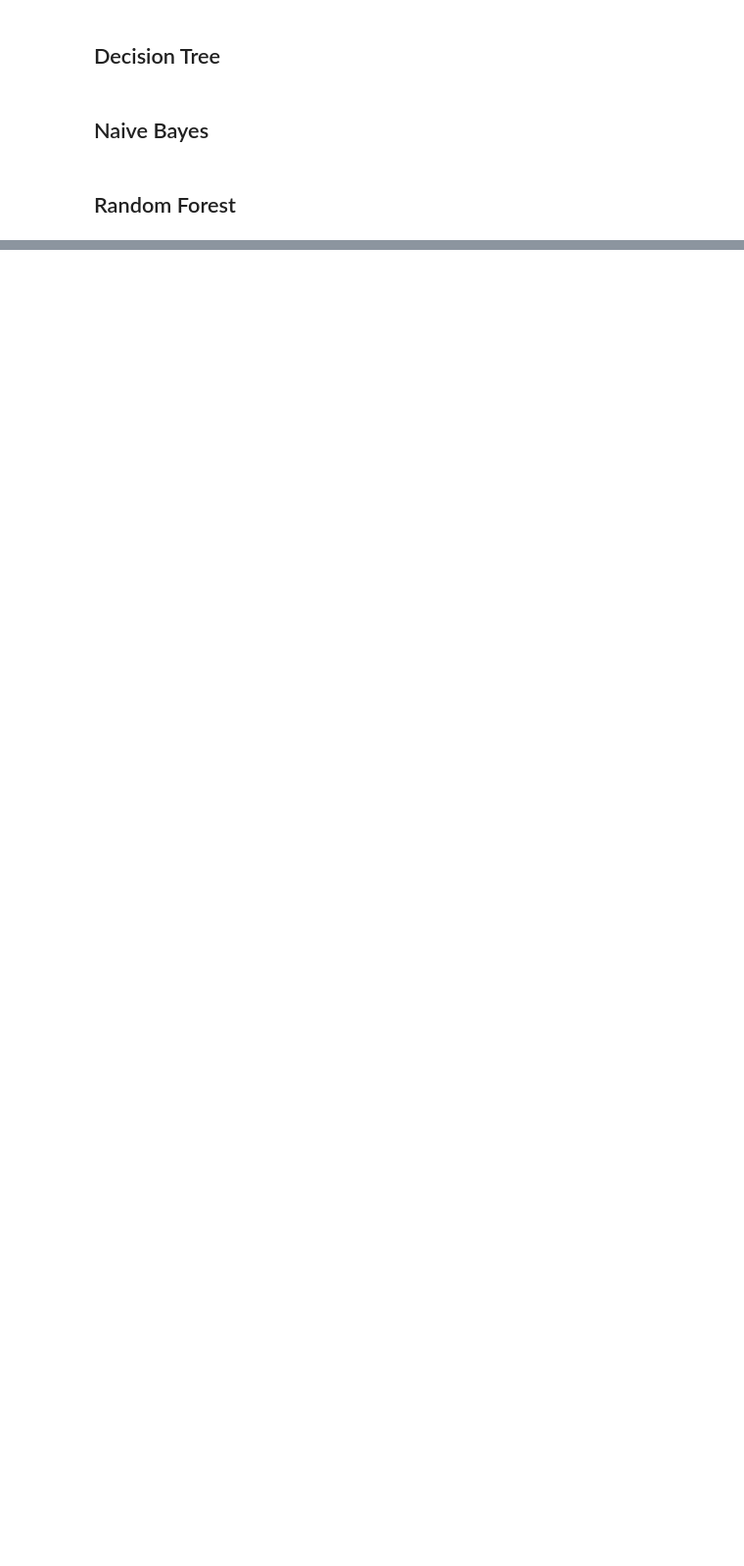
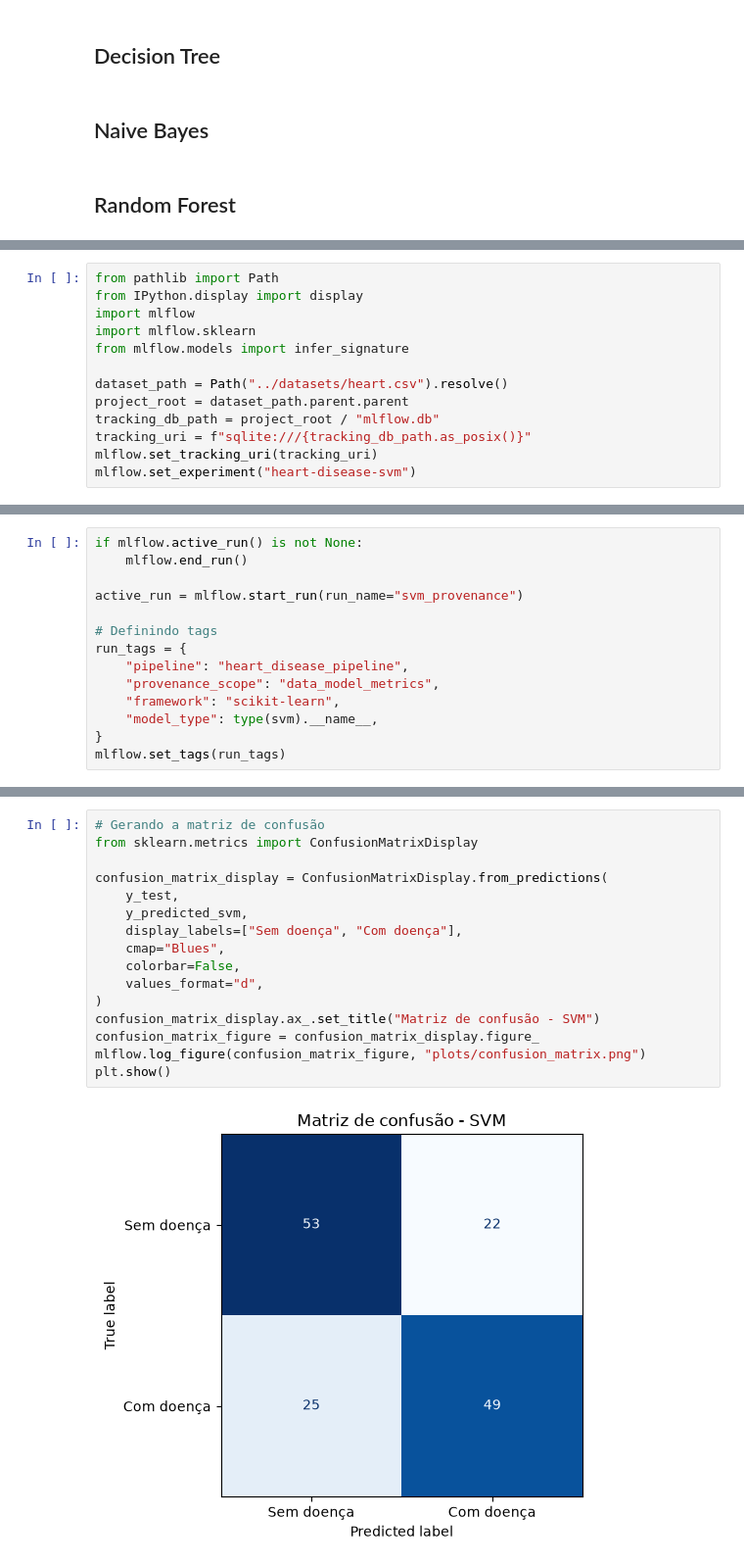
Before and after one commit to thiagolaet/noworkflow-ml-pipeline, a Jupyter notebook: mlflow_pipeline/heart_disease_pipeline.ipynb, the cells around one changed output, grey strips where cells are left out. Shown at 98% size. Cells and saved outputs as stored; diff of their text form; blank space fills up the shorter version.

Commit message:
add updated heart_disease_pipeline

```diff
--- a/mlflow_pipeline/heart_disease_pipeline.ipynb
+++ b/mlflow_pipeline/heart_disease_pipeline.ipynb
@@ -385,0 +390,13 @@ F1 Score : 0.6843362632409284
+# %%
+from pathlib import Path
+from IPython.display import display
+import mlflow
+import mlflow.sklearn
+from mlflow.models import infer_signature
+
+dataset_path = Path("../datasets/heart.csv").resolve()
+project_root = dataset_path.parent.parent
+tracking_db_path = project_root / "mlflow.db"
+tracking_uri = f"sqlite:///{tracking_db_path.as_posix()}"
+mlflow.set_tracking_uri(tracking_uri)
+mlflow.set_experiment("heart-disease-svm")
@@ -385,0 +407,14 @@ F1 Score : 0.6843362632409284
+# %%
+if mlflow.active_run() is not None:
+    mlflow.end_run()
+
+active_run = mlflow.start_run(run_name="svm_provenance")
+
+# Definindo tags
+run_tags = {
+    "pipeline": "heart_disease_pipeline",
+    "provenance_scope": "data_model_metrics",
+    "framework": "scikit-learn",
+    "model_type": type(svm).__name__,
+}
+mlflow.set_tags(run_tags)
@@ -385,0 +463,18 @@ F1 Score : 0.6843362632409284
+# %%
+# Gerando a matriz de confusão
+from sklearn.metrics import ConfusionMatrixDisplay
+
+confusion_matrix_display = ConfusionMatrixDisplay.from_predictions(
+    y_test,
+    y_predicted_svm,
+    display_labels=["Sem doença", "Com doença"],
+    cmap="Blues",
+    colorbar=False,
+    values_format="d",
+)
+confusion_matrix_display.ax_.set_title("Matriz de confusão - SVM")
+confusion_matrix_figure = confusion_matrix_display.figure_
+mlflow.log_figure(confusion_matrix_figure, "plots/confusion_matrix.png")
+plt.show()
+# %% [output]
+[figure, added]
```
Also changed, not shown: parts of 18 cells of this notebook, 1 other file.
